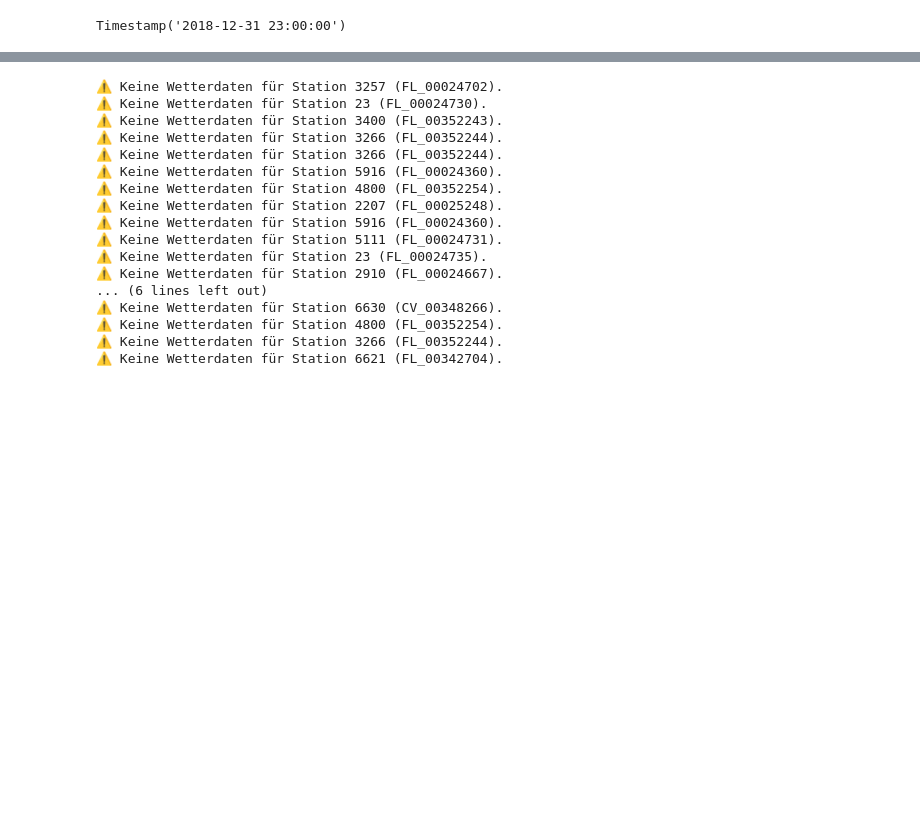
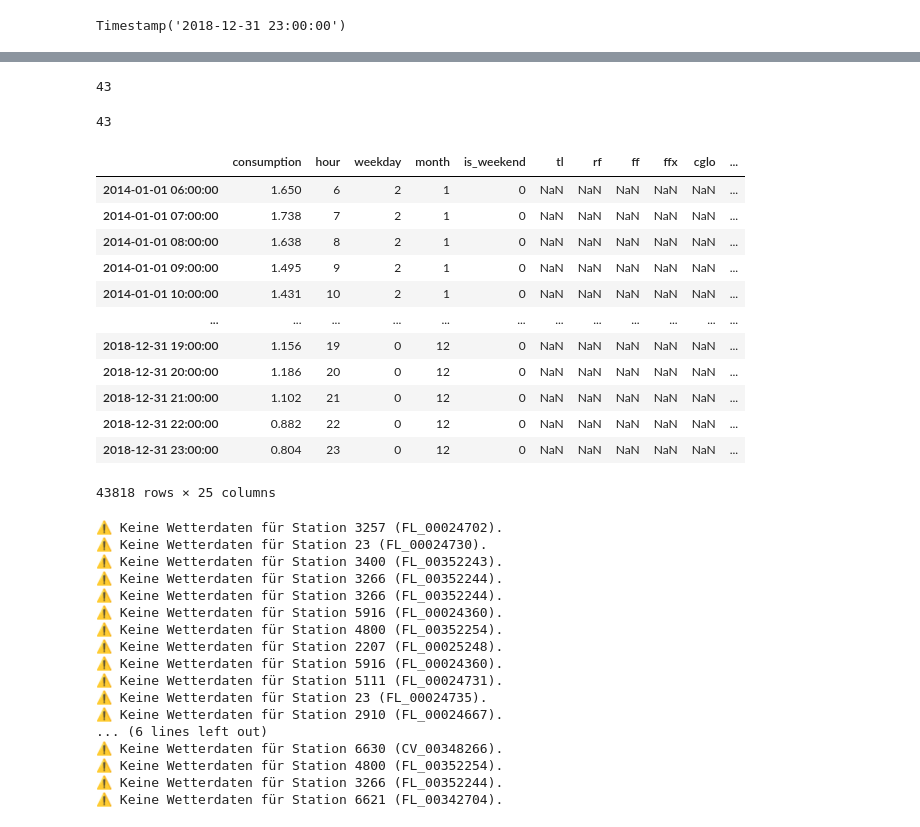
Before and after one commit to johannesgl4d0s/ersatzwerte_project, a Jupyter notebook: notebooks/03_get_nearest_station.ipynb, the cells around one changed output, grey strips where cells are left out. Cells and saved outputs as stored; diff of their text form; code cells hidden in the pictures; blank space fills up the shorter version.

```diff
--- a/notebooks/03_get_nearest_station.ipynb
+++ b/notebooks/03_get_nearest_station.ipynb
@@ -324,7 +324,7 @@ result
 | 41 | CV_00003191 | 7604 | Wiener Neustadt Flugplatz | 0.847229 |
 | 42 | CV_00005607 | 7714 | Hornstein | 3.382858 |
 # %%
-series_dfs = load_series_dfs(data_dir=r"C:\Users\johan\Documents\FH_Master\data")
+series_dfs = load_series_dfs(data_dir=r"C:\Users\johannes.misensky\Documents\KI_Master\data")
 # %%
 series_dfs.keys()
 # %% [output]
@@ -536,5 +541,27 @@ print("Unvollständige Parameter bei:", incomplete)
+# %%
+len(stat_map.keys())
+# %% [output]
+43
 # %%
-merged_series.keys()
+len(merged_series.keys())
+# %% [output]
+43
+# %%
+merged_series['KN_00000069']
+# %% [output]
+|  | consumption | hour | weekday | month | is_weekend | tl | rf | ff | ffx | cglo | ... |
+| 2014-01-01 06:00:00 | 1.650 | 6 | 2 | 1 | 0 | NaN | NaN | NaN | NaN | NaN | ... |
+| 2014-01-01 07:00:00 | 1.738 | 7 | 2 | 1 | 0 | NaN | NaN | NaN | NaN | NaN | ... |
+| 2014-01-01 08:00:00 | 1.638 | 8 | 2 | 1 | 0 | NaN | NaN | NaN | NaN | NaN | ... |
+| 2014-01-01 09:00:00 | 1.495 | 9 | 2 | 1 | 0 | NaN | NaN | NaN | NaN | NaN | ... |
+| 2014-01-01 10:00:00 | 1.431 | 10 | 2 | 1 | 0 | NaN | NaN | NaN | NaN | NaN | ... |
+| ... | ... | ... | ... | ... | ... | ... | ... | ... | ... | ... | ... |
+| 2018-12-31 19:00:00 | 1.156 | 19 | 0 | 12 | 0 | NaN | NaN | NaN | NaN | NaN | ... |
+| 2018-12-31 20:00:00 | 1.186 | 20 | 0 | 12 | 0 | NaN | NaN | NaN | NaN | NaN | ... |
+| 2018-12-31 21:00:00 | 1.102 | 21 | 0 | 12 | 0 | NaN | NaN | NaN | NaN | NaN | ... |
+| 2018-12-31 22:00:00 | 0.882 | 22 | 0 | 12 | 0 | NaN | NaN | NaN | NaN | NaN | ... |
+| 2018-12-31 23:00:00 | 0.804 | 23 | 0 | 12 | 0 | NaN | NaN | NaN | NaN | NaN | ... |
+43818 rows × 25 columns
 # %%
 # 2. Container für die gemergten DataFrames
 merged_series = {}
```
Also changed, not shown: parts of 3 cells of this notebook, 1 other file.
